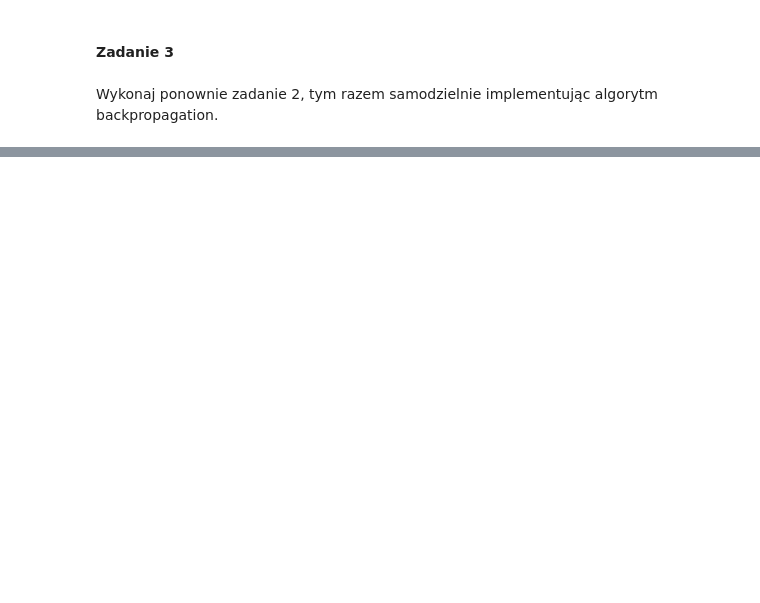
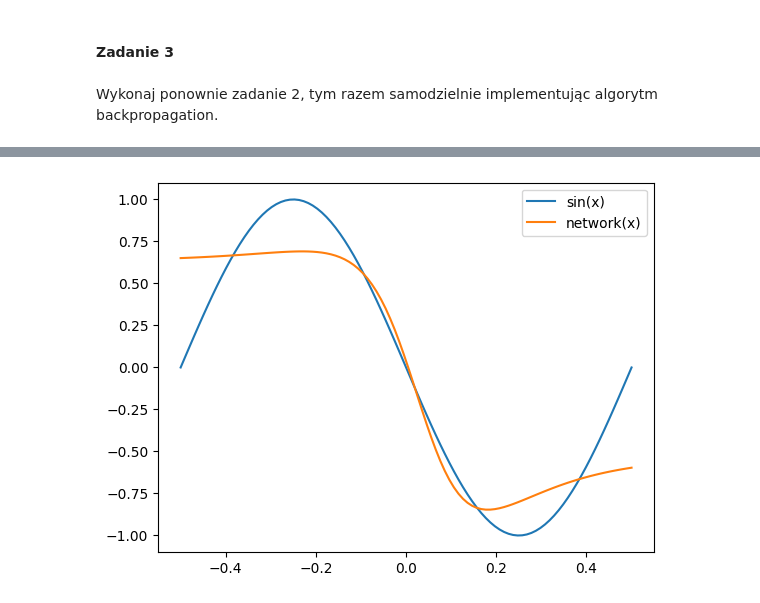
Before and after one commit to Michaszek224/wprowadzeniedosiecineuronowych, a Jupyter notebook: ssn3/snum_lab_pytorch.ipynb, the cells around one changed output, grey strips where cells are left out. Drawn from its saved outputs; the diff is of its cells as text; code cells hidden in the pictures; blank space fills up the shorter version.

```diff
--- a/ssn3/snum_lab_pytorch.ipynb
+++ b/ssn3/snum_lab_pytorch.ipynb
@@ -631,12 +730,11 @@ plt.show()
 Wykonaj ponownie zadanie 2, tym razem samodzielnie implementując algorytm backpropagation.
 # %%
 import math
-import tensorflow as tf
 import numpy as np
 import matplotlib.pyplot as plt
 
 ITERS = 10000  # ilość iteracji
-LR = 0.01  # prędkość uczenia
+LR = 0.2  # prędkość uczenia
 
 # pierwsza warstwa
 w1 = torch.rand(1, 2, requires_grad=True)
@@ -650,44 +748,91 @@ b2 = torch.rand(2, requires_grad=True)
 w3 = torch.rand(2, 1, requires_grad=True)
 b3 = torch.rand(1, requires_grad=True)
 
+
+def sigmoid(x):
+    return 1 / (1 + torch.exp(-x))
+
+
+def sigmoid_derivative(x):
+    return x * (1 - x)
+
+
 def layer_1(x):
-    ...
+    z = x @ w1 + b1
+    return sigmoid(z), z
+
 
 def layer_2(x):
-    ...
+    z = x @ w2 + b2
+    return sigmoid(z), z
+
 
 def layer_3(x):
-    ...
+    z = x @ w3 + b3
+    return z
+
 
 def network(x):  # obliczanie wyjścia sieci
-    ...
+    a1, z1 = layer_1(x)
+    a2, z2 = layer_2(a1)
+    a3 = layer_3(a2)
+    return a1, a2, a3, z1, z2
 
+
+def mse_loss(y_pred, y_true):
+    return torch.mean((y_pred - y_true) ** 2)
 
 
 for i in range(ITERS):
     # dane wejściowe
     x = torch.rand(16, 1) * (2 * math.pi)
     y_true = torch.sin(x)  # dane uczące (ground truth)
-    x = (x - math.pi) / (2 * math.pi) # przeskaluj dane do [-1, 1]
+    x = (x - math.pi) / (2 * math.pi)  # przeskaluj dane do [-1, 1]
 
-    ...
+    a1, a2, y_pred, z1, z2 = network(x)
+
+    loss = mse_loss(y_pred, y_true)
+
+    batch_size = x.shape[0]
+
+    delta3 = (y_pred - y_true) / batch_size  # pochodna MSE
+    delta2 = (delta3 @ w3.T) * sigmoid_derivative(a2)
+    delta1 = (delta2 @ w2.T) * sigmoid_derivative(a1)
+
+    grad_w3 = a2.T @ delta3
+    grad_b3 = torch.sum(delta3, dim=0)
+
+    grad_w2 = a1.T @ delta2
+    grad_b2 = torch.sum(delta2, dim=0)
+
+    grad_w1 = x.T @ delta1
+    grad_b1 = torch.sum(delta1, dim=0)
+
+    with torch.no_grad():
+        w3 -= LR * grad_w3
+        b3 -= LR * grad_b3
+        w2 -= LR * grad_w2
+        b2 -= LR * grad_b2
+        w1 -= LR * grad_w1
+        b1 -= LR * grad_b1
 
     if i % 100 == 0:
-        print(f'Iteracja {i}, Loss: {loss.item():.4f}')
+        print(f"Iteracja {i}, Loss: {loss.item():.4f}")
 
 # testowanie sieci na zbiorze testowym
 x = torch.linspace(0, 2 * math.pi, 100).reshape(-1, 1)
 y_test = torch.sin(x)
 x = (x - math.pi) / (2 * math.pi)
 with torch.no_grad():  # wyłączamy obliczanie gradientów podczas testowania
-    y_pred = network(x)
+    _, _, y_pred, _, _ = network(x)
 
 # konwersja do numpy dla matplotlib
 x = x.numpy()
 y_test = y_test.numpy()
 y_pred = y_pred.numpy()
 
-plt.plot(x, y_test, label='sin(x)')
-plt.plot(x, y_pred, label='network(x)')
+plt.plot(x, y_test, label="sin(x)")
+plt.plot(x, y_pred, label="network(x)")
 plt.legend()
 plt.show()
+# %% [output]
@@ -693,0 +856 @@ plt.show()
+[figure, added]
```
Also changed, not shown: parts of 15 cells of this notebook.
